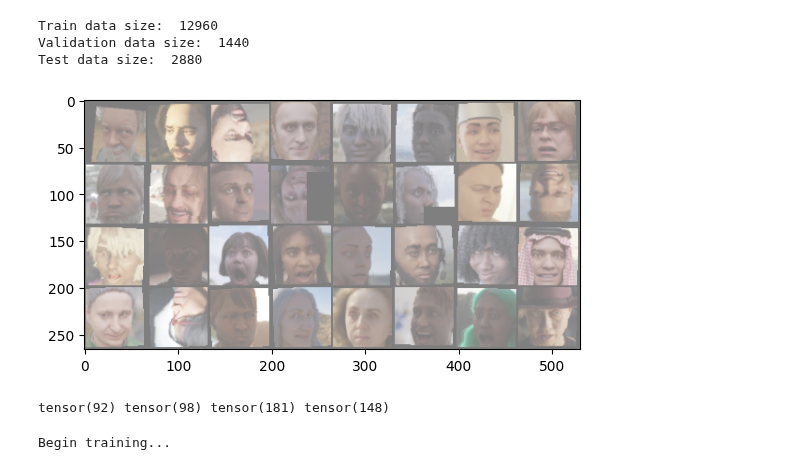
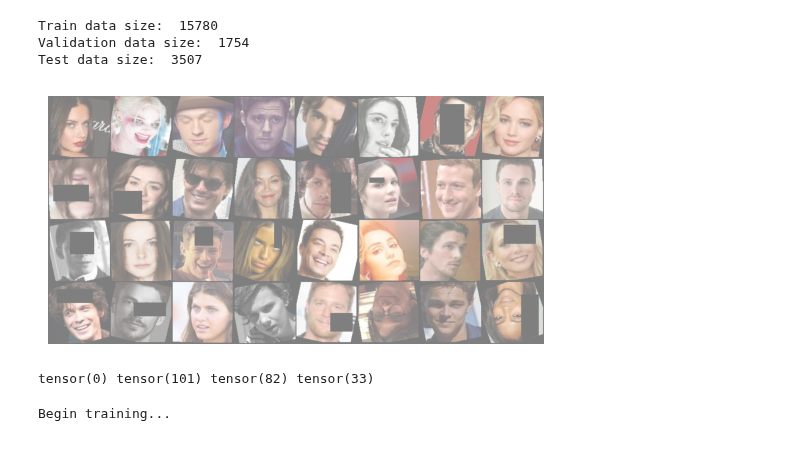
Before and after one commit to leothesouthafrican/Thesis, a Jupyter notebook: faces_dataset/MobileNet.ipynb, the cells around one changed output. Saved outputs shown, nothing was run; the diff lists cells and outputs as text; code cells hidden in the pictures.

```diff
--- a/faces_dataset/MobileNet.ipynb
+++ b/faces_dataset/MobileNet.ipynb
@@ -35,16 +36,16 @@ from functions import train, evaluate, confusion, unzip_files, unzip
 #Initialising GereralTorch class
 
 #Setting the experiment with the API key stored in config.py
-experiment = Experiment(project_name = "Faces_MobileNet", workspace = "leothesouthafrican", api_key = config.api_key)
+experiment = Experiment(project_name = "Celebs_MobileNet", workspace = "leothesouthafrican", api_key = config.api_key)
 
 #Report multiple hyperparameters using a dictionary
 hyper_params = {
     'learning_rate': 0.001,
-    'num_epochs': 10,
+    'epochs': 75,
     'batch_size': 32,
-    'image_size': 64,
+    'image_size': 128,
     'image_channels': 3,
-    'output_size': 10,
+    'output_size': len(os.listdir(data_path)) - 1,
     'num_layers': 'na',
     'train_val_split': 0.90,
     'device': 'mps',
@@ -52,14 +53,26 @@ hyper_params = {
     'criterion': 'CrossEntropyLoss',
     'optimizer': 'Adam',
     'dataset': 'MSFT-FACES',
-    'best_model_path': 'MN3Small.pt',
+    'best_model_path': 'output/MN3L_Celeb50.pt',
+    'loaded_model_path': '/Users/leo/Desktop/Thesis/faces_dataset/output/MN3L_Celeb50.pt'
 }
+
+print(f'Output Size: {hyper_params["output_size"]}')
 
 #Setting the device
 device = torch.device(hyper_params['device'])
 
-# Loading model
-model = MobileNetV3(mode='small')
+#checking if the model is to be a loaded one and if so loading it
+if hyper_params['loaded_model_path']:
+    state_dict = torch.load(hyper_params['loaded_model_path']) #Loading the state dict
+    model = MobileNetV3(mode='large') #Loading the model as a backbone
+    model.load_state_dict(state_dict) #Loading the state dict into the model
+    print('Model Loaded')
+else:
+    # Loading a fresh model
+    model = MobileNetV3(mode='large')
+
+#passing the model to the device
 model.to(device)
 
 # Setting the loss function and optimizer
@@ -78,11 +107,11 @@ COMET INFO: Experiment is live on comet.com https://www.comet.com/leothesouthafr
 train_transform = transforms.Compose([
                 transforms.Resize((hyper_params['image_size'],hyper_params['image_size'])),
                 transforms.ToTensor(),
-                transforms.RandomRotation(5),
-                transforms.RandomHorizontalFlip(0.2),
-                transforms.RandomVerticalFlip(0.2),
-                transforms.RandomErasing(0.1),
-                transforms.RandomCrop(hyper_params['image_size'], padding=2),
+                transforms.RandomRotation(20),
+                transforms.RandomHorizontalFlip(0.5),
+                transforms.RandomVerticalFlip(0.1),
+                transforms.RandomErasing(0.3333),
+                transforms.RandomCrop(hyper_params['image_size'], padding=2)
             ])
 
 test_transform = transforms.Compose([
@@ -90,8 +119,7 @@ test_transform = transforms.Compose([
                 transforms.ToTensor()
             ])
 # %%
-#Loading the CIFAR10 dataset
-
+#Loading the dataset
 
 dataset = datasets.ImageFolder(root=data_path, transform=train_transform)
 
@@ -105,12 +133,12 @@ train_dataset, test_dataset = torch.utils.data.random_split(dataset, [train_size
 train_loader = torch.utils.data.DataLoader(dataset=train_dataset,
                                             batch_size=hyper_params['batch_size'],
                                             shuffle=True,
-                                            num_workers=4)
+                                            num_workers=8)
 
 test_loader = torch.utils.data.DataLoader(dataset=test_dataset,
                                             batch_size=hyper_params['batch_size'],
                                             shuffle=False,
-                                            num_workers=4)
+                                            num_workers=8)
 
 # split the dataset into train and validation
 train_size = int(hyper_params['train_val_split'] * len(dataset))
@@ -128,29 +156,30 @@ print('Train data size: ', len(train_dataset))
 print('Validation data size: ', len(val_dataset))
 print('Test data size: ', len(test_dataset))
 # %% [output]
-Train data size:  12960
-Validation data size:  1440
-Test data size:  2880
+Train data size:  15780
+Validation data size:  1754
+Test data size:  3507
 # %%
 #display random images from the dataset
 
 def imshow(img):
     img = img / 2 + 0.5     # unnormalize
     npimg = img.numpy()
     plt.imshow(np.transpose(npimg, (1, 2, 0)))
     #drop axis labels
+    plt.axis('off')
     plt.show()
 
 # get some random training images
 dataiter = iter(train_loader)
 images, labels = next(dataiter)
 
 # show images
 imshow(torchvision.utils.make_grid(images))
 # print labels
 print(' '.join('%5s' % labels[j] for j in range(4)))
 # %% [output]
-[figure, old version]
+[figure, new version]
-tensor(92) tensor(98) tensor(181) tensor(148)
+tensor(0) tensor(101) tensor(82) tensor(33)
 # %%
 with experiment.train():
```
Also changed, not shown: parts of 7 cells of this notebook, 4 other files.
